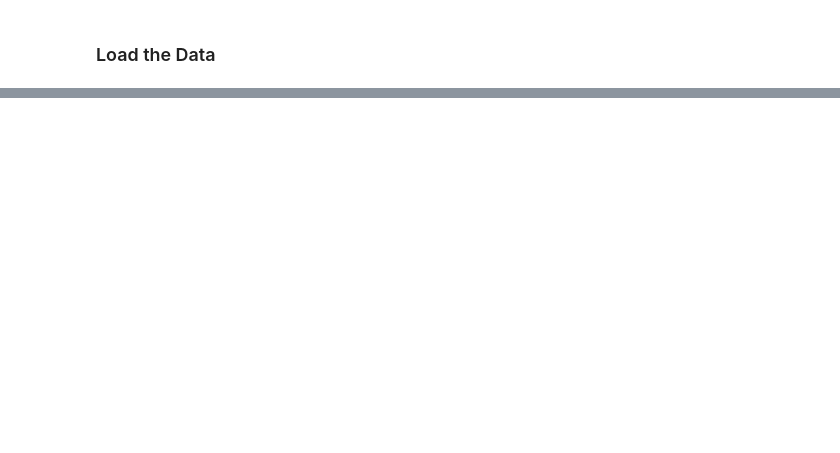
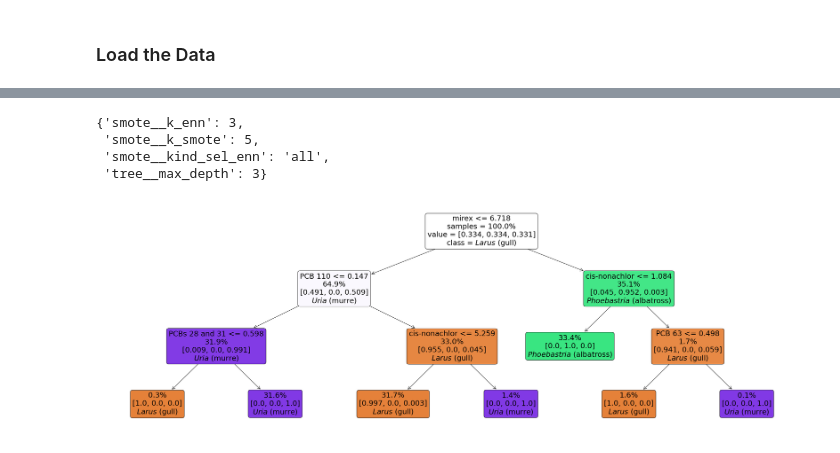
Before and after one commit to mahynski/pychemauth, a Jupyter notebook: docs/jupyter/applications/2023_stamp.ipynb, the cells around one changed output, grey strips where cells are left out. Saved outputs shown, nothing was run; the diff lists cells and outputs as text; code cells hidden in the pictures; blank space fills up the shorter version.

```diff
--- a/docs/jupyter/applications/2023_stamp.ipynb
+++ b/docs/jupyter/applications/2023_stamp.ipynb
@@ -60,0 +195,23 @@ data_bunch['DESCR']
+# %%
+# KFold CV on entire dataset to build production model
+
+pipeline = imblearn.pipeline.Pipeline(steps=[
+    ("smote", ScaledSMOTEENN(random_state=1)),
+    ('tree', DecisionTreeClassifier(random_state=1))
+])
+
+param_grid = [
+    {
+     'smote__k_enn':[3, 5, 7, 10],
+     'smote__k_smote':[3, 5, 7, 10],
+     'smote__kind_sel_enn':['all', 'mode'],
+     'tree__max_depth':np.arange(1,4+1),
+    }]
+
+gs = GridSearchCV(estimator=pipeline,
+                  param_grid=param_grid,
+                  n_jobs=-1,
+                  refit=True, # Refit on all the data
+                  cv=StratifiedKFold(n_splits=10, random_state=1, shuffle=True))
+
+gs.fit(X.values, y.values)
@@ -60,0 +246,17 @@ data_bunch['DESCR']
+# %%
+gs.best_params_
+# %% [output]
+{'smote__k_enn': 3,
+ 'smote__k_smote': 5,
+ 'smote__kind_sel_enn': 'all',
+ 'tree__max_depth': 3}
+# %%
+tree = gs.best_estimator_.named_steps['tree']
+
+fig = plt.figure(figsize=(30,10))
+_ = plot_tree(tree, feature_names=X.columns.tolist(),
+             class_names=tree.classes_.tolist(), label='root',
+             filled=True, proportion=True, impurity=False, ax=fig.gca(), fontsize=22, rounded=True)
+plt.tight_layout()
+# %% [output]
+[figure, added]
```
Also changed, not shown: parts of 17 cells of this notebook, 1 other file.
